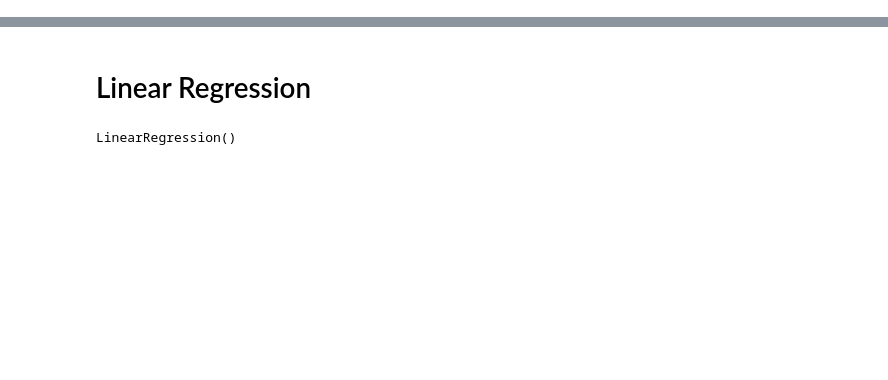
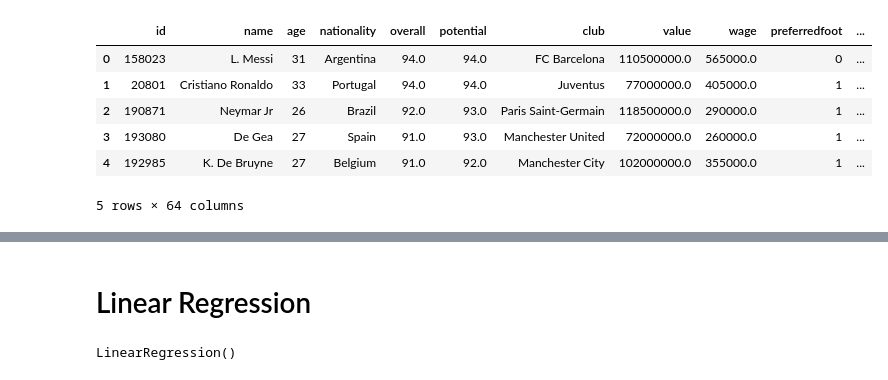
Before and after one commit to JWooll/Bootcamp-Project-4-FIFA, a Jupyter notebook: MachineLearningTesting.ipynb, the cells around one changed output, grey strips where cells are left out. Saved outputs shown, nothing was run; the diff lists cells and outputs as text; code cells hidden in the pictures; blank space fills up the shorter version.

```diff
--- a/MachineLearningTesting.ipynb
+++ b/MachineLearningTesting.ipynb
@@ -30,2 +16,20 @@ df.head()
+# %%
+from sqlalchemy import create_engine
+import psycopg2
+import pandas as pd
+from config import engine_key
+
+engine = create_engine(f'postgresql+psycopg2://{engine_key}')
+conn = engine.connect()
+df = pd.read_sql("SELECT * FROM Players", conn)
+df.head()
+# %% [output]
+|  | id | name | age | nationality | overall | potential | club | value | wage | preferredfoot | ... |
+| 0 | 158023 | L. Messi | 31 | Argentina | 94.0 | 94.0 | FC Barcelona | 110500000.0 | 565000.0 | 0 | ... |
+| 1 | 20801 | Cristiano Ronaldo | 33 | Portugal | 94.0 | 94.0 | Juventus | 77000000.0 | 405000.0 | 1 | ... |
+| 2 | 190871 | Neymar Jr | 26 | Brazil | 92.0 | 93.0 | Paris Saint-Germain | 118500000.0 | 290000.0 | 1 | ... |
+| 3 | 193080 | De Gea | 27 | Spain | 91.0 | 93.0 | Manchester United | 72000000.0 | 260000.0 | 1 | ... |
+| 4 | 192985 | K. De Bruyne | 27 | Belgium | 91.0 | 92.0 | Manchester City | 102000000.0 | 355000.0 | 1 | ... |
+5 rows × 64 columns
 # %%
 # Clean and convert Wage column
```
Also changed, not shown: parts of 8 cells of this notebook, 6 other files.
